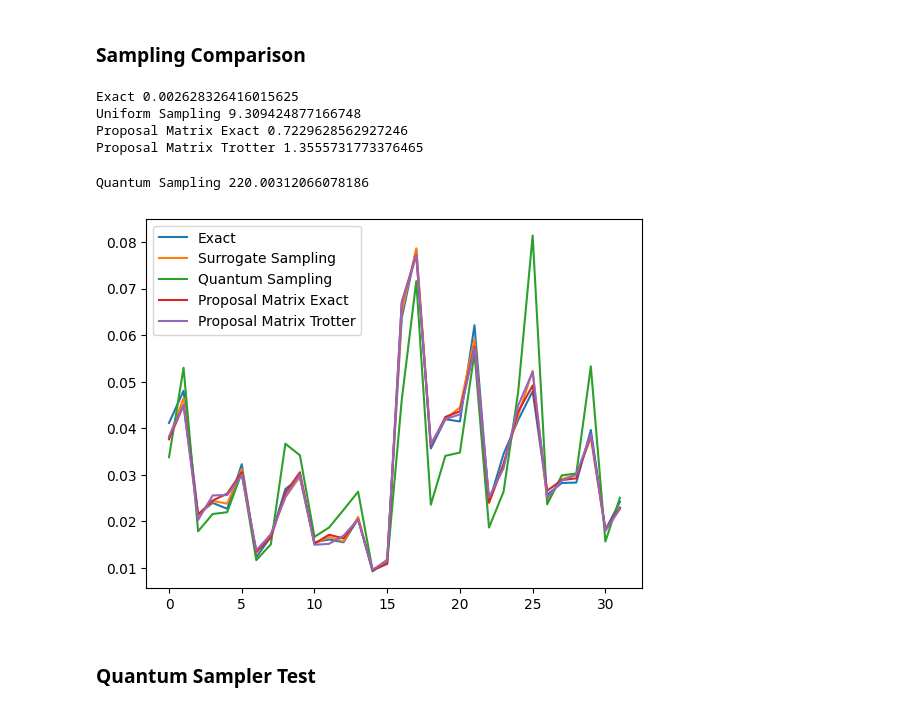
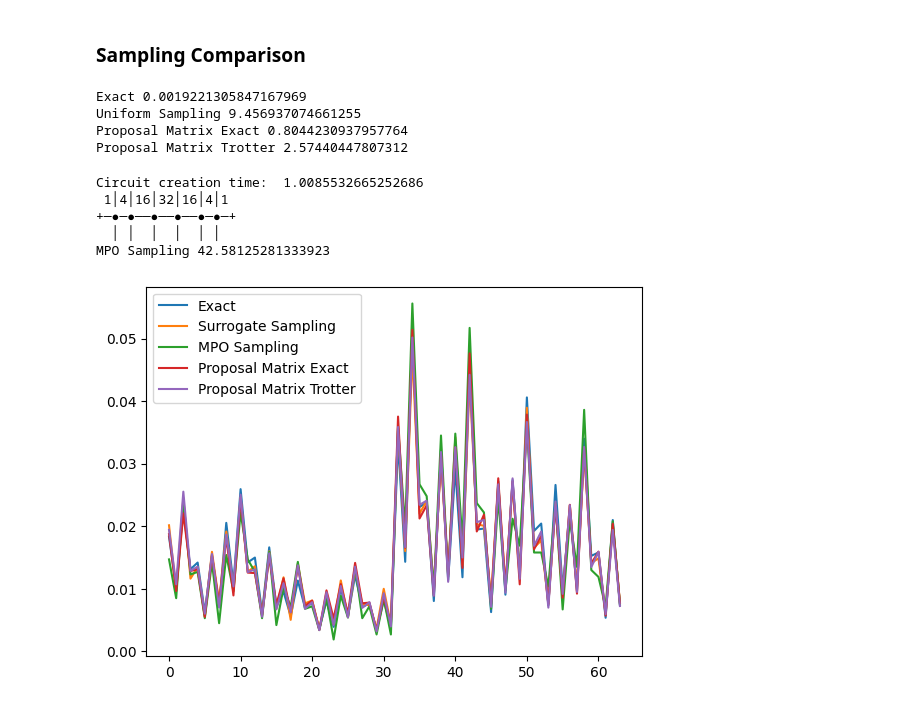
Before and after one commit to vinitX/Quantum-Sampling, a Jupyter notebook: Test.ipynb, the cells around one changed output. Cells and saved outputs as stored; diff of their text form; code cells hidden in the pictures.

Commit message:
MPO Sampling

```diff
--- a/Test.ipynb
+++ b/Test.ipynb
@@ -81,13 +82,12 @@ plt.show()
 ### Sampling Comparison
 # %%
 N = 6
-M = 2
+M = 4
 rbm = RBM_surrogate(N,M)
 rbm.build_surrogate()
 prob_func = partial(prob_Ising_nv, N=N, poly=rbm.poly)  #, log_rho_max=rbm.log_rho_max)
 # %%
 sample_size = 80000
-
 
 tm = time.time()
 s = rbm.enum(N)
@@ -109,27 +109,35 @@ tm = time.time()
 prob_dist['prop_trot'] = Sampling_Quantum(N=N, poly=rbm.poly, sample_size=sample_size, burn=sample_size//10, compute_proposal_matrix=True, mode='Trotter')
 print("Proposal Matrix Trotter", time.time()-tm)
 # %% [output]
-Exact 0.002628326416015625
-Uniform Sampling 9.309424877166748
-Proposal Matrix Exact 0.7229628562927246
-Proposal Matrix Trotter 1.3555731773376465
+Exact 0.0019221305847167969
+Uniform Sampling 9.456937074661255
+Proposal Matrix Exact 0.8044230937957764
+Proposal Matrix Trotter 2.57440447807312
+# %%
+sample_size = 10000
+tm = time.time()
+prob_dict, _ = Sampling_MPO(N=N, poly=rbm.poly, sample_size=sample_size, burn=sample_size//10)
+print("MPO Sampling", time.time()-tm)
+# %% [output]
+Circuit creation time:  1.0085532665252686
+ 1│4│16│32│16│4│1
++─●─●──●──●──●─●─+
+  │ │  │  │  │ │
+MPO Sampling 42.58125281333923
 # %%
-sample_size = 10000 #80000
-tm = time.time()
-prob_dict, _ = Sampling_Quantum(N=N, poly=rbm.poly, sample_size=sample_size, burn=sample_size//10)
-print("Quantum Sampling", time.time()-tm)
+# sample_size = 10000 #80000
+# tm = time.time()
+# prob_dict_quantum, _ = Sampling_Quantum(N=N, poly=rbm.poly, sample_size=sample_size, burn=sample_size//10)
+# print("Quantum Sampling", time.time()-tm)
-# %% [output]
-Quantum Sampling 220.00312066078186
 # %%
 plt.plot(exact_dist, label='Exact')
 plt.plot(prob_dist['uniform'], label="Surrogate Sampling")
-plt.plot(prob_dict.values(), label="Quantum Sampling")
+#plt.plot(prob_dict_quantum.values(), label="Quantum Sampling")
+plt.plot(prob_dict.values(), label="MPO Sampling")
 plt.plot(prob_dist['prop_exact'], label="Proposal Matrix Exact")
 plt.plot(prob_dist['prop_trot'], label="Proposal Matrix Trotter")
 
 plt.legend()
 plt.show()
 # %% [output]
-[figure, old version]
+[figure, new version]
-# %% [markdown]
-### Quantum Sampler Test
```
Also changed, not shown: parts of 10 cells of this notebook, 3 other files.
